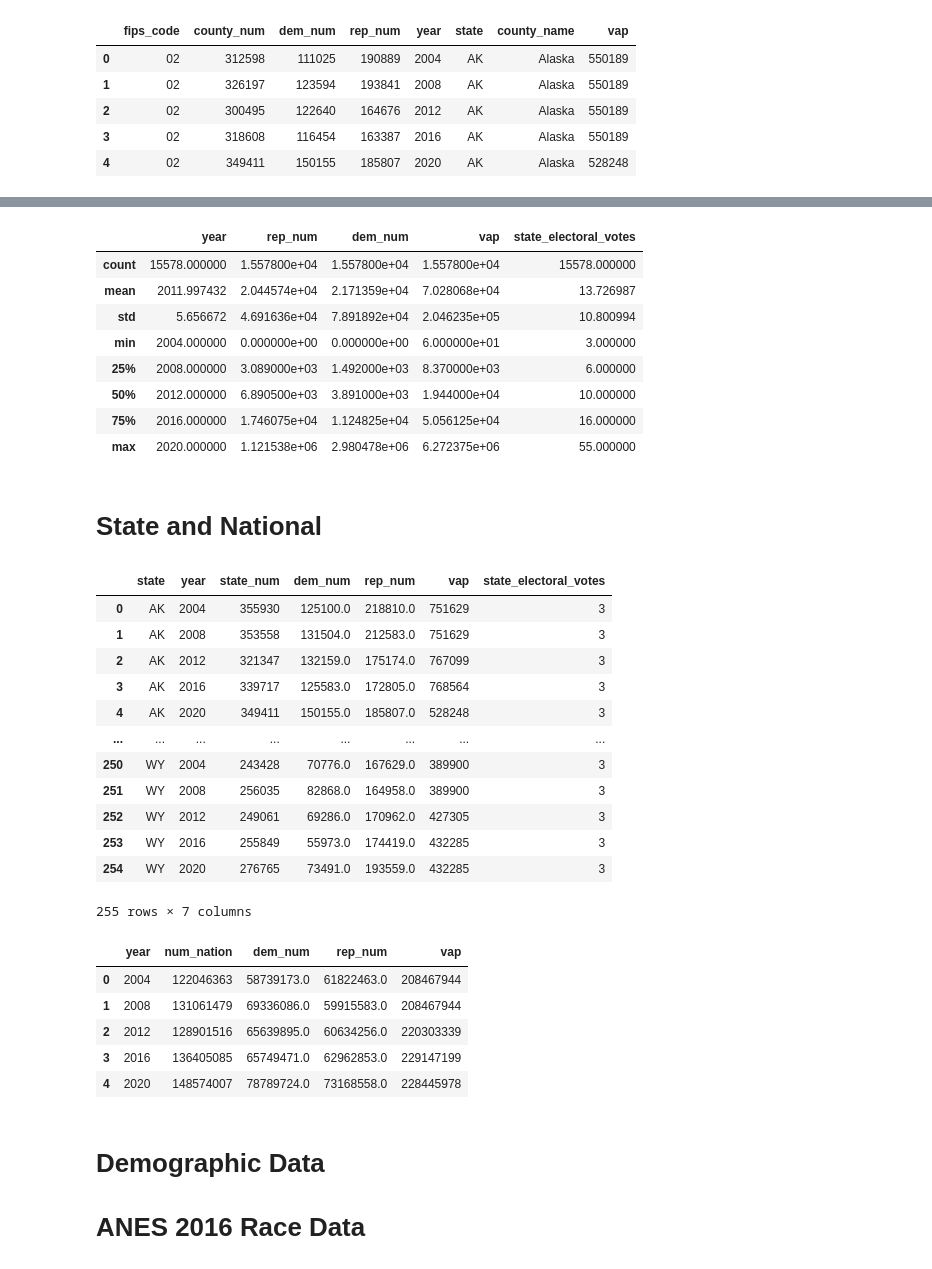
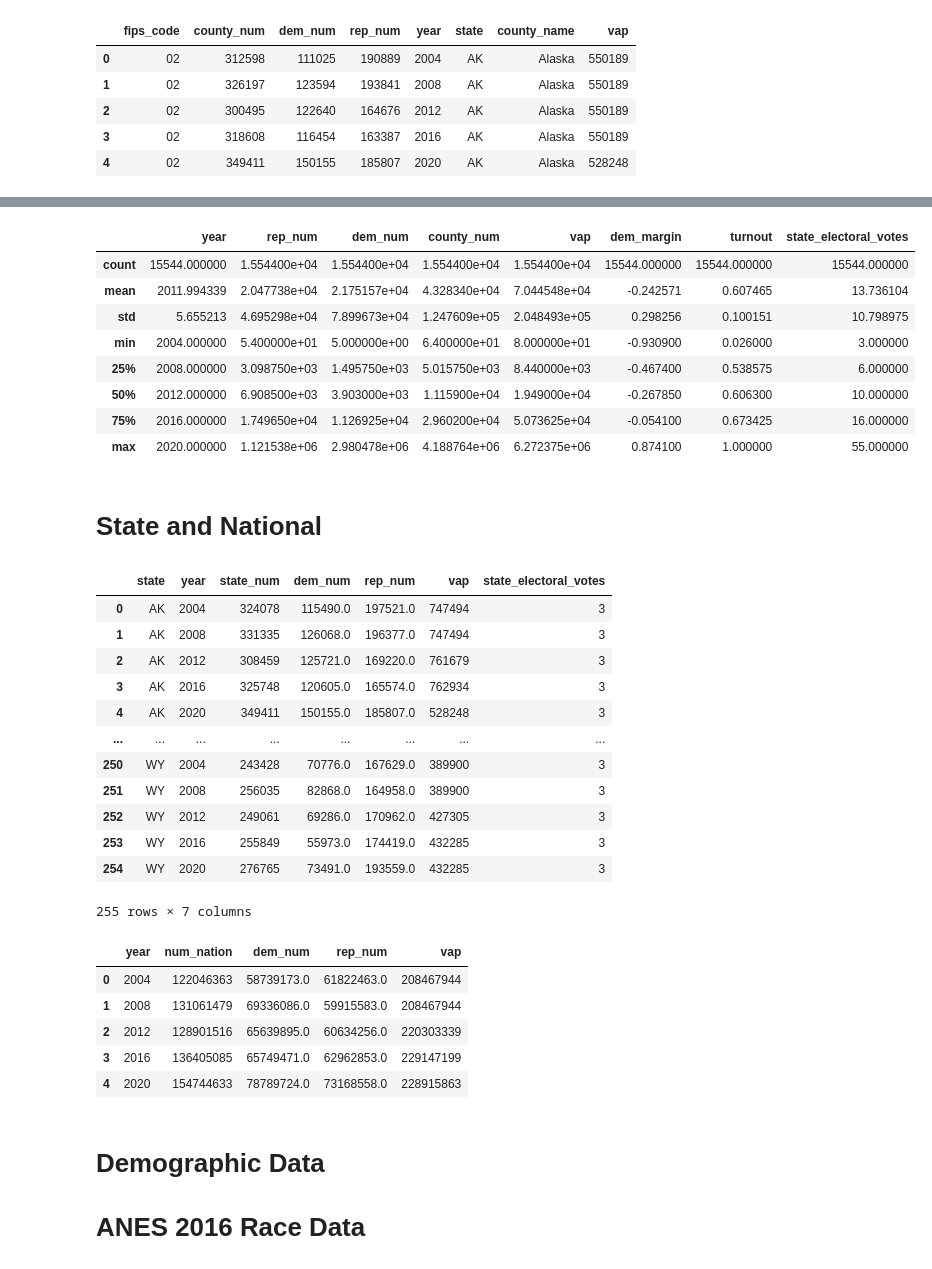
Before and after one commit to psthomas/election-vis, a Jupyter notebook: voting_national.ipynb, the cells around one changed output, grey strips where cells are left out. Cells and saved outputs as stored; diff of their text form; code cells hidden in the pictures.

Commit message:
Fix county bug

```diff
--- a/voting_national.ipynb
+++ b/voting_national.ipynb
@@ -418,7 +401,7 @@ county_2020['rep_reported'] = county_2020['results'].apply(
 county_2020['dem_num'] = county_2020['dem_reported']
 county_2020['rep_num'] = county_2020['rep_reported']
 county_2020['year'] = 2020
-cols = ['year', 'state', 'name', 'fips', 'rep_reported', 'dem_reported', 'tot_exp_vote']
+cols = ['year', 'state', 'name', 'fips', 'rep_reported', 'dem_reported', 'votes'] #Fixed bug, votes, not tot_exp_votes
 renames = ['year', 'state', 'county_name', 'fips_code', 'rep_num', 'dem_num', 'county_num']
 county_2020 = county_2020[cols]
 county_2020.rename(columns=dict(zip(cols, renames)), inplace=True)
@@ -429,7 +412,7 @@ county_2020 = county_2020[county_2020['state'] != 'AK']
 dc_2020 = county_2020[county_2020['state'] == 'DC']
 dc_2020 = dc_2020.groupby(by=['year', 'state'])[['rep_num', 'dem_num', 'county_num']].sum()
 dc_2020.reset_index(drop=False, inplace=True)
-dc_2020[['county_name', 'fips_code']] = ['DC', '01001']
+dc_2020[['county_name', 'fips_code']] = ['District of Columbia', '11001']
 
 county_2020 = county_2020[county_2020['state'] != 'DC']
 county_2020 = pd.concat([county_2020, dc_2020])
@@ -553,41 +536,42 @@ county[county['county_name'] == 'Dane']
 # res
 # %%
 #Data output script for interactive visualization, filters out abnormal values
-# out_df = county[
-#     (county['dem_margin'] <= 1.0) &
-#     (county['dem_margin'] >= -1.0) &
-#     (county['turnout'] >= 0.0) &
-#     (county['turnout'] <= 1.0)
-# ]
-# Clip instead?
-out_df = county.copy()
-out_df['dem_margin'] = out_df['dem_margin'].clip(lower=-1.0, upper=1.0)
-out_df['turnout'] = out_df['turnout'].clip(lower=0.0, upper=1.0)
+out_df = county[
+    (county['dem_margin'] <= 1.0) &
+    (county['dem_margin'] >= -1.0) &
+    (county['turnout'] >= 0.0) &
+    (county['turnout'] <= 1.0)
+]
+# # Clip instead?
+# out_df = county.copy()
+# out_df['dem_margin'] = out_df['dem_margin'].clip(lower=-1.0, upper=1.0)
+# out_df['turnout'] = out_df['turnout'].clip(lower=0.0, upper=1.0)
 out_df = out_df.round(decimals=4)
 out_df.to_csv('./US_County_Level_Presidential_Results_04-20.csv', index=False)
 out_df.describe()
 # %% [output]
-|  | year | rep_num | dem_num | vap | state_electoral_votes |
-| count | 15578.000000 | 1.557800e+04 | 1.557800e+04 | 1.557800e+04 | 15578.000000 |
-| mean | 2011.997432 | 2.044574e+04 | 2.171359e+04 | 7.028068e+04 | 13.726987 |
-| std | 5.656672 | 4.691636e+04 | 7.891892e+04 | 2.046235e+05 | 10.800994 |
-| min | 2004.000000 | 0.000000e+00 | 0.000000e+00 | 6.000000e+01 | 3.000000 |
-| 25% | 2008.000000 | 3.089000e+03 | 1.492000e+03 | 8.370000e+03 | 6.000000 |
-| 50% | 2012.000000 | 6.890500e+03 | 3.891000e+03 | 1.944000e+04 | 10.000000 |
-| 75% | 2016.000000 | 1.746075e+04 | 1.124825e+04 | 5.056125e+04 | 16.000000 |
-| max | 2020.000000 | 1.121538e+06 | 2.980478e+06 | 6.272375e+06 | 55.000000 |
+|  | year | rep_num | dem_num | county_num | vap | dem_margin | turnout | state_electoral_votes |
+| count | 15544.000000 | 1.554400e+04 | 1.554400e+04 | 1.554400e+04 | 1.554400e+04 | 15544.000000 | 15544.000000 | 15544.000000 |
+| mean | 2011.994339 | 2.047738e+04 | 2.175157e+04 | 4.328340e+04 | 7.044548e+04 | -0.242571 | 0.607465 | 13.736104 |
+| std | 5.655213 | 4.695298e+04 | 7.899673e+04 | 1.247609e+05 | 2.048493e+05 | 0.298256 | 0.100151 | 10.798975 |
+| min | 2004.000000 | 5.400000e+01 | 5.000000e+00 | 6.400000e+01 | 8.000000e+01 | -0.930900 | 0.026000 | 3.000000 |
+| 25% | 2008.000000 | 3.098750e+03 | 1.495750e+03 | 5.015750e+03 | 8.440000e+03 | -0.467400 | 0.538575 | 6.000000 |
+| 50% | 2012.000000 | 6.908500e+03 | 3.903000e+03 | 1.115900e+04 | 1.949000e+04 | -0.267850 | 0.606300 | 10.000000 |
+| 75% | 2016.000000 | 1.749650e+04 | 1.126925e+04 | 2.960200e+04 | 5.073625e+04 | -0.054100 | 0.673425 | 16.000000 |
+| max | 2020.000000 | 1.121538e+06 | 2.980478e+06 | 4.188764e+06 | 6.272375e+06 | 0.874100 | 1.000000 | 55.000000 |
 # %% [markdown]
 # State and National
 # %%
-# state_df = county[
-#     (county['dem_margin'] <= 1.0) &
-#     (county['dem_margin'] >= -1.0) &
-#     (county['turnout'] >= 0.0) &
-#     (county['turnout'] <= 1.0)
-# ]
-state_df = county.copy()
-state_df['dem_margin'] = state_df['dem_margin'].clip(lower=-1.0, upper=1.0)
-state_df['turnout'] = state_df['turnout'].clip(lower=0.0, upper=1.0)
+state_df = county[
+    (county['dem_margin'] <= 1.0) &
+    (county['dem_margin'] >= -1.0) &
+    (county['turnout'] >= 0.0) &
+    (county['turnout'] <= 1.0)
+]
+# # Clip instead?
+# state_df = county.copy()
+# state_df['dem_margin'] = state_df['dem_margin'].clip(lower=-1.0, upper=1.0)
+# state_df['turnout'] = state_df['turnout'].clip(lower=0.0, upper=1.0)
 state_df = state_df.round(decimals=4)
 state_df = state_df.groupby(['state','year']).agg(
     {'county_num':'sum', 'dem_num':'sum','rep_num':'sum',
@@ -599,10 +583,10 @@ state_df.rename(columns={'county_num':'state_num'}, inplace=True)
 state_df
 # %% [output]
 |  | state | year | state_num | dem_num | rep_num | vap | state_electoral_votes |
-| 0 | AK | 2004 | 355930 | 125100.0 | 218810.0 | 751629 | 3 |
-| 1 | AK | 2008 | 353558 | 131504.0 | 212583.0 | 751629 | 3 |
-| 2 | AK | 2012 | 321347 | 132159.0 | 175174.0 | 767099 | 3 |
-| 3 | AK | 2016 | 339717 | 125583.0 | 172805.0 | 768564 | 3 |
+| 0 | AK | 2004 | 324078 | 115490.0 | 197521.0 | 747494 | 3 |
+| 1 | AK | 2008 | 331335 | 126068.0 | 196377.0 | 747494 | 3 |
+| 2 | AK | 2012 | 308459 | 125721.0 | 169220.0 | 761679 | 3 |
+| 3 | AK | 2016 | 325748 | 120605.0 | 165574.0 | 762934 | 3 |
 | 4 | AK | 2020 | 349411 | 150155.0 | 185807.0 | 528248 | 3 |
 | ... | ... | ... | ... | ... | ... | ... | ... |
 | 250 | WY | 2004 | 243428 | 70776.0 | 167629.0 | 389900 | 3 |
@@ -637,7 +621,7 @@ national_df
 | 1 | 2008 | 131061479 | 69336086.0 | 59915583.0 | 208467944 |
 | 2 | 2012 | 128901516 | 65639895.0 | 60634256.0 | 220303339 |
 | 3 | 2016 | 136405085 | 65749471.0 | 62962853.0 | 229147199 |
-| 4 | 2020 | 148574007 | 78789724.0 | 73168558.0 | 228445978 |
+| 4 | 2020 | 154744633 | 78789724.0 | 73168558.0 | 228915863 |
 # %% [markdown]
 # Demographic Data
 
```
Also changed, not shown: parts of 5 cells of this notebook, 2 other files.
